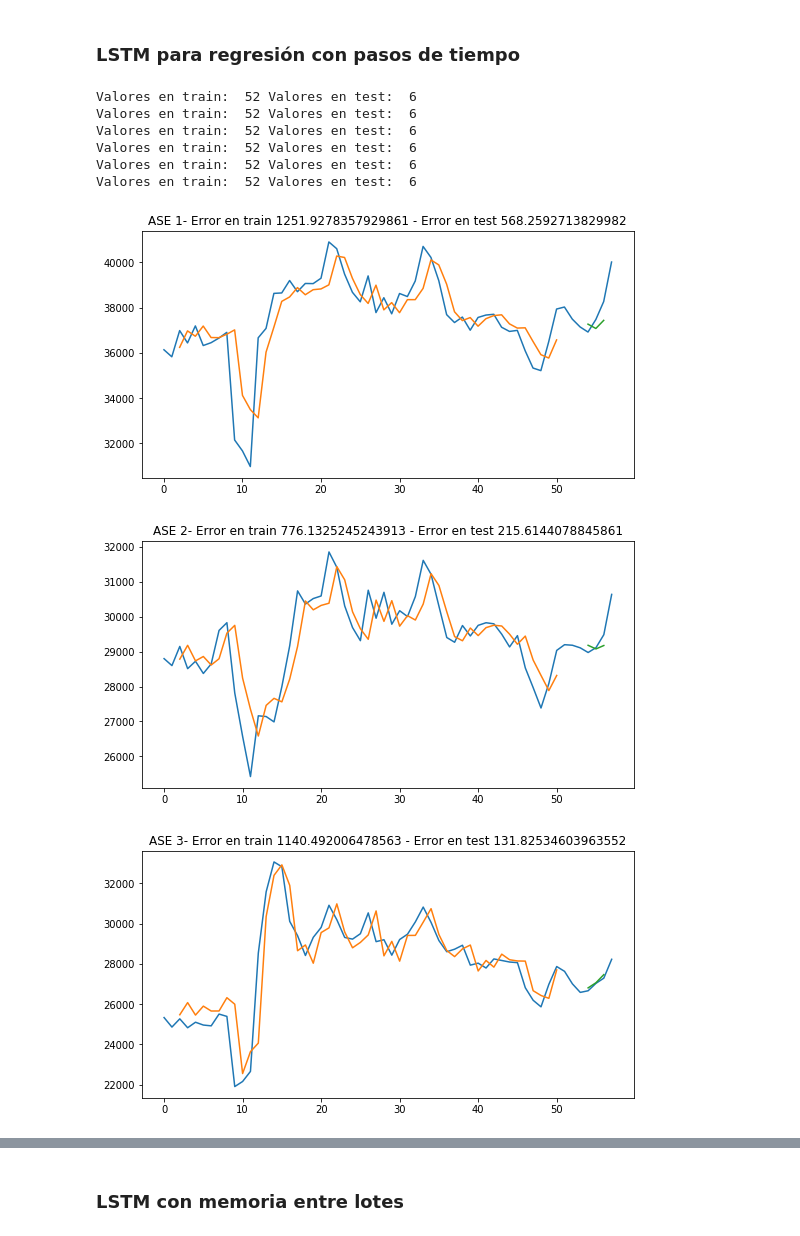
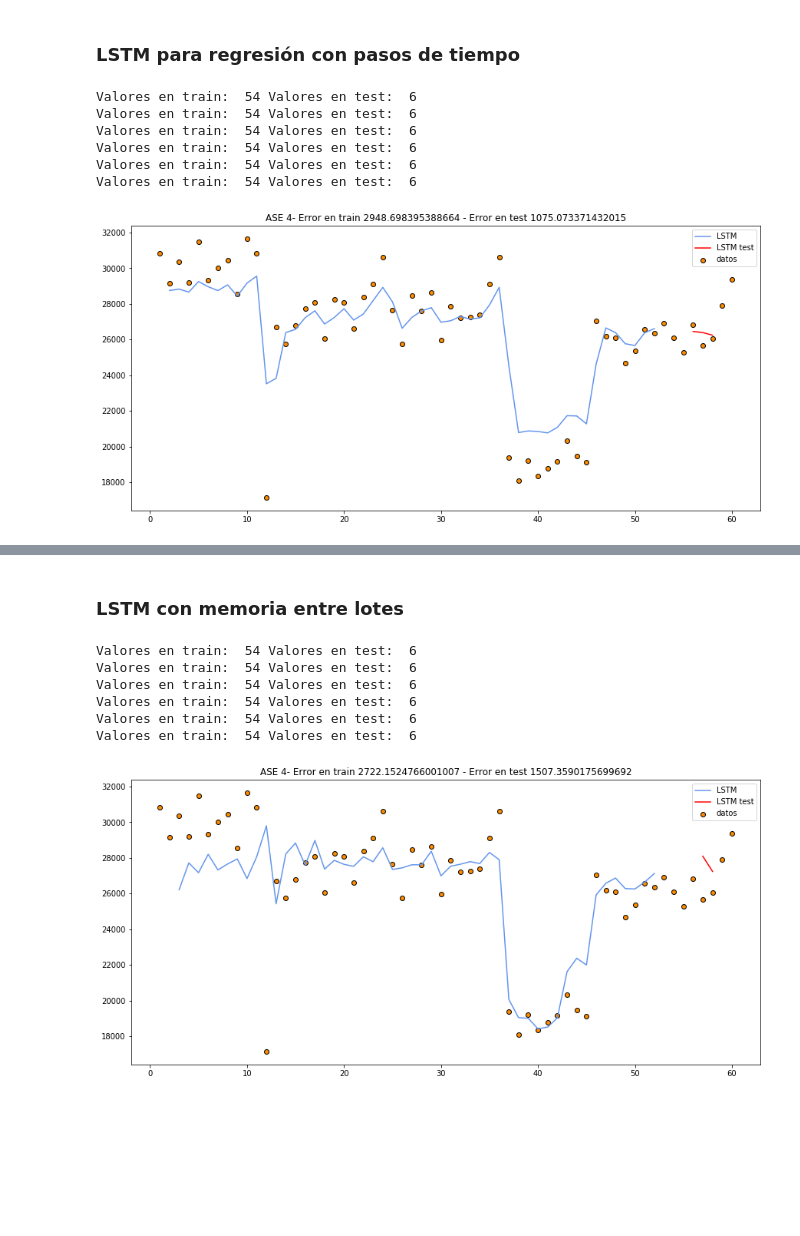
Before and after one commit to JefeLitman/Waste_prediction_in_Bogota, a Jupyter notebook: Notebook 2. Implementación de algoritmos.ipynb, the cells around one changed output, grey strips where cells are left out. Cells and saved outputs as stored; diff of their text form; code cells hidden in the pictures; blank space fills up the shorter version.

```diff
--- a/Notebook 2. Implementación de algoritmos.ipynb
+++ b/Notebook 2. Implementación de algoritmos.ipynb
@@ -27,5 +27,5 @@ data_csv_localidad = func_tools.fillna_2013(data_csv_localidad, estra, data_csv_
 ## 1. Modelos de regresión convencionales
 - Regresión por árboles de decisión
 # %%
-dict_, series_list = series(estra,data_csv_zona,suavizado=3,tipo='zonas') # tipo = zonas o tipo = localidades
+dict_, series_list = func_tools.series(estra,data_csv_zona,suavizado=1,tipo='zonas') # tipo = zonas o tipo = localidades
 # %%
@@ -57,6 +55,6 @@ results = []
 for num_zona in range(0,6):
     data_zonas_i = pd.DataFrame(data_zonas.iloc[num_zona,:].values[1].values)
     # Entrenar y evaluar el rendimiento
-    result = func_tools.red_lstm_corto_plazo(data_zonas_i, epoch=300 ,porcentaje_entrenamiento=0.90)
+    result = func_tools.red_lstm_corto_plazo(data_zonas_i, epoch=100 ,porcentaje_entrenamiento=0.90)
     results.append(result)
 # %% [output]
@@ -69,7 +68,13 @@ Valores en train:  52 Valores en test:  6
 # %%
-for i in range(0, 6):
-    fig = plt.figure(figsize=(30,10))
+for i in range(3, 4):
+    fig = plt.figure(figsize=(50,15))
     ax = fig.add_subplot(2, 3, (i+1))
     plt.title('ASE ' + str(i+1)+ '- Error en train ' +str(results[i][3][0]) + ' - Error en test ' +str(results[i][3][1]))
-    plt.plot(results[i][0]);plt.plot(results[i][1]);plt.plot(results[i][2]);plt.show();plt.close()
+    lenght = results[i][0].shape[0]
+    X = np.array(range(1,lenght+1)).reshape(lenght,1)
+    plt.scatter(X,results[i][0],c='darkorange', label='datos', zorder=1,
+                edgecolors=(0, 0, 0));
+    plt.plot(results[i][1],c='cornflowerblue',
+         label='LSTM');
+    plt.plot(results[i][2],c='r', label='LSTM test');plt.legend();plt.show();plt.close()
 # %% [output]
@@ -99,7 +99,13 @@ Valores en train:  52 Valores en test:  6
 # %%
-for i in range(0, 6):
-    fig = plt.figure(figsize=(30,10))
+for i in range(3, 4):
+    fig = plt.figure(figsize=(50,15))
     ax = fig.add_subplot(2, 3, (i+1))
     plt.title('ASE ' + str(i+1)+ '- Error en train ' +str(results[i][3][0]) + ' - Error en test ' +str(results[i][3][1]))
-    plt.plot(results[i][0]);plt.plot(results[i][1]);plt.plot(results[i][2]);plt.show();plt.close()
+    lenght = results[i][0].shape[0]
+    X = np.array(range(1,lenght+1)).reshape(lenght,1)
+    plt.scatter(X,results[i][0],c='darkorange', label='datos', zorder=1,
+                edgecolors=(0, 0, 0));
+    plt.plot(results[i][1],c='cornflowerblue',
+         label='LSTM');
+    plt.plot(results[i][2],c='r', label='LSTM test');plt.legend();plt.show();plt.close()
 # %% [output]
@@ -120,19 +121,23 @@ for num_zona in range(0,6):
     result = func_tools.lstm_ventana_regresion(data_zonas_i, epoch=200 ,porcentaje_entrenamiento=0.90, num_anteriores=2, num_capas=5)
     results.append(result)
 # %% [output]
-Valores en train:  52 Valores en test:  6
-Valores en train:  52 Valores en test:  6
-Valores en train:  52 Valores en test:  6
-Valores en train:  52 Valores en test:  6
-Valores en train:  52 Valores en test:  6
-Valores en train:  52 Valores en test:  6
+Valores en train:  54 Valores en test:  6
+Valores en train:  54 Valores en test:  6
+Valores en train:  54 Valores en test:  6
+Valores en train:  54 Valores en test:  6
+Valores en train:  54 Valores en test:  6
+Valores en train:  54 Valores en test:  6
 # %%
-for i in range(0, 6):
-    fig = plt.figure(figsize=(30,10))
+for i in range(3, 4):
+    fig = plt.figure(figsize=(50,15))
     ax = fig.add_subplot(2, 3, (i+1))
     plt.title('ASE ' + str(i+1)+ '- Error en train ' +str(results[i][3][0]) + ' - Error en test ' +str(results[i][3][1]))
-    plt.plot(results[i][0]);plt.plot(results[i][1]);plt.plot(results[i][2]);plt.show();plt.close()
+    lenght = results[i][0].shape[0]
+    X = np.array(range(1,lenght+1)).reshape(lenght,1)
+    plt.scatter(X,results[i][0],c='darkorange', label='datos', zorder=1,
+                edgecolors=(0, 0, 0));
+    plt.plot(results[i][1],c='cornflowerblue',
+         label='LSTM');
+    plt.plot(results[i][2],c='r', label='LSTM test');plt.legend();plt.show();plt.close()
 # %% [output]
-[figure, old version]
+[figure, new version]
-[figure, removed]
-[figure, removed]
@@ -147,11 +149,26 @@ results = []
 for num_zona in range(0,6):
     data_zonas_i = pd.DataFrame(data_zonas.iloc[num_zona,:].values[1].values)
     # Entrenar y evaluar el rendimiento
-    result = func_tools.lstm_memoria_lotes(data_zonas_i, epoch=10 ,porcentaje_entrenamiento=0.90, num_anteriores=3, num_capas=4)
+    result = func_tools.lstm_memoria_lotes(data_zonas_i, epoch=30 ,porcentaje_entrenamiento=0.90, num_anteriores=3, num_capas=4)
     results.append(result)
+# %% [output]
+Valores en train:  54 Valores en test:  6
+Valores en train:  54 Valores en test:  6
+Valores en train:  54 Valores en test:  6
+Valores en train:  54 Valores en test:  6
+Valores en train:  54 Valores en test:  6
+Valores en train:  54 Valores en test:  6
 # %%
-for i in range(0, 6):
-    fig = plt.figure(figsize=(30,10))
+for i in range(3, 4):
+    fig = plt.figure(figsize=(50,15))
     ax = fig.add_subplot(2, 3, (i+1))
     plt.title('ASE ' + str(i+1)+ '- Error en train ' +str(results[i][3][0]) + ' - Error en test ' +str(results[i][3][1]))
-    plt.plot(results[i][0]);plt.plot(results[i][1]);plt.plot(results[i][2]);plt.show();plt.close()
+    lenght = results[i][0].shape[0]
+    X = np.array(range(1,lenght+1)).reshape(lenght,1)
+    plt.scatter(X,results[i][0],c='darkorange', label='datos', zorder=1,
+                edgecolors=(0, 0, 0));
+    plt.plot(results[i][1],c='cornflowerblue',
+         label='LSTM');
+    plt.plot(results[i][2],c='r', label='LSTM test');plt.legend();plt.show();plt.close()
+# %% [output]
+[figure, added]
```
Also changed, not shown: parts of 7 cells of this notebook.
